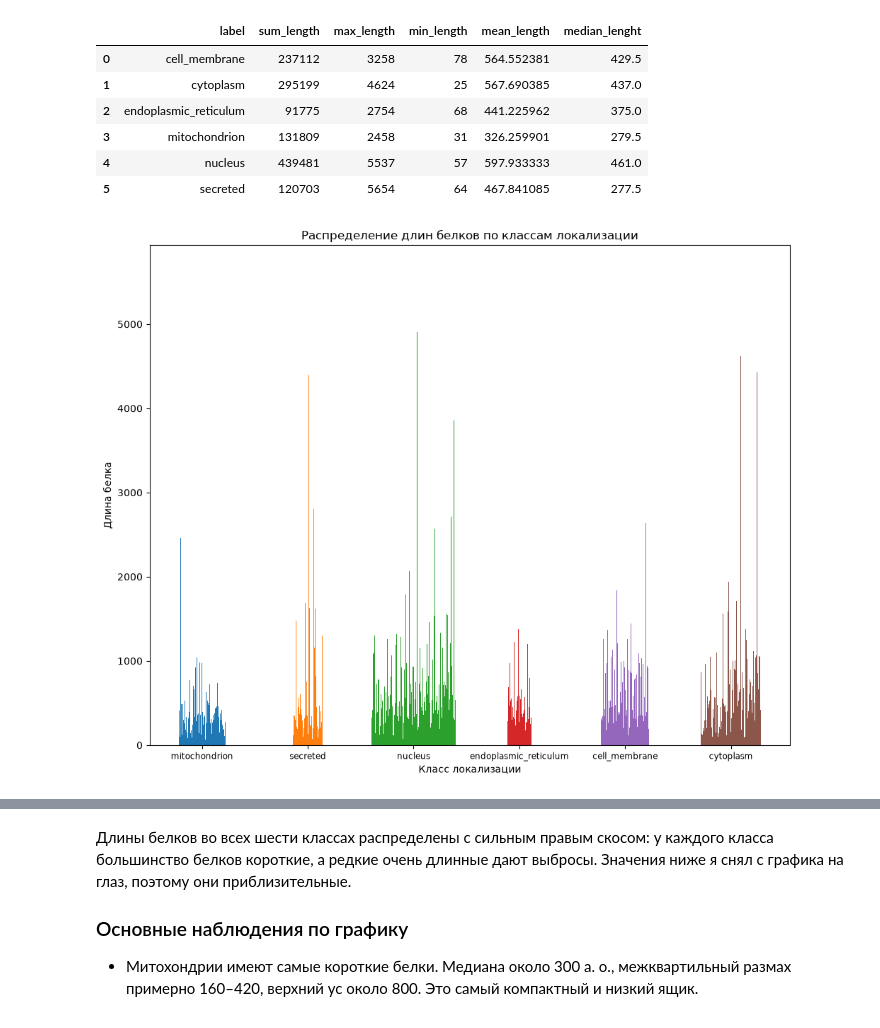
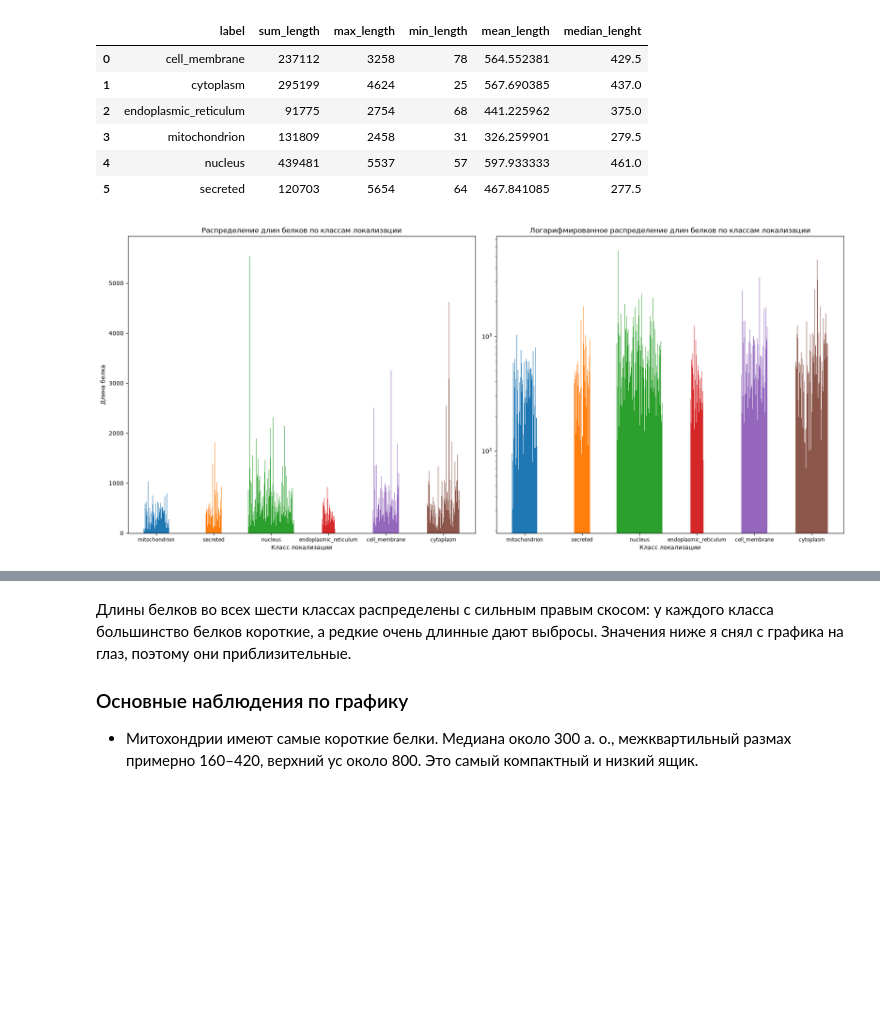
Before and after one commit to EnemyOfDeath7/protein-localization-project, a Jupyter notebook: notebooks/03_eda.ipynb, the cells around one changed output, grey strips where cells are left out. Cells and saved outputs as stored; diff of their text form; code cells hidden in the pictures; blank space fills up the shorter version.

```diff
--- a/notebooks/03_eda.ipynb
+++ b/notebooks/03_eda.ipynb
@@ -122,26 +132,37 @@ label_lenght
 # %%
 labels = df["label"].unique().tolist()
 n_labels = len(labels)
 
 bar_width = 0.8 / df.groupby("label").size().max()
 
-fig, ax = plt.subplots(figsize=(10, 8))
+fig, axes = plt.subplots(1, 2,figsize=(18, 8))
 
 for i, label in enumerate(labels):
     lengths = df.loc[df["label"] == label, "Length"].values
     n_bars = len(lengths)
 
     offsets = (np.arange(n_bars) - (n_bars - 1) / 2) * bar_width
-    ax.bar(i + offsets, lengths, label=label, width=bar_width * 1.5)
+    axes[0].bar(i + offsets, lengths, label=label, width=bar_width * 1.5)
 
-ax.set_xticks(np.arange(n_labels))
-ax.set_xticklabels(labels, fontsize=8.5)
+    axes[1].bar(i + offsets, lengths, label=label, width=bar_width * 1.5)
 
-ax.set_xlabel("Класс локализации")
-ax.set_ylabel("Длина белка")
-ax.set_title("Распределение длин белков по классам локализации")
+axes[0].set_xticks(np.arange(n_labels))
+axes[0].set_xticklabels(labels, fontsize=8.5)
+
+axes[0].set_xlabel("Класс локализации")
+axes[0].set_ylabel("Длина белка")
+axes[0].set_title("Распределение длин белков по классам локализации")
+
+axes[1].set_xticks(np.arange(n_labels))
+axes[1].set_xticklabels(labels, fontsize=8.5)
+
+axes[1].set_yscale("log")
+
+axes[1].set_xlabel("Класс локализации")
+axes[1].set_title("Логарифмированное распределение длин белков по классам локализации")
+
 
 plt.tight_layout()
 plt.show()
 # %% [output]
-[figure, old version]
+[figure, new version]
```
Also changed, not shown: parts of 14 cells of this notebook, 2 other files.
